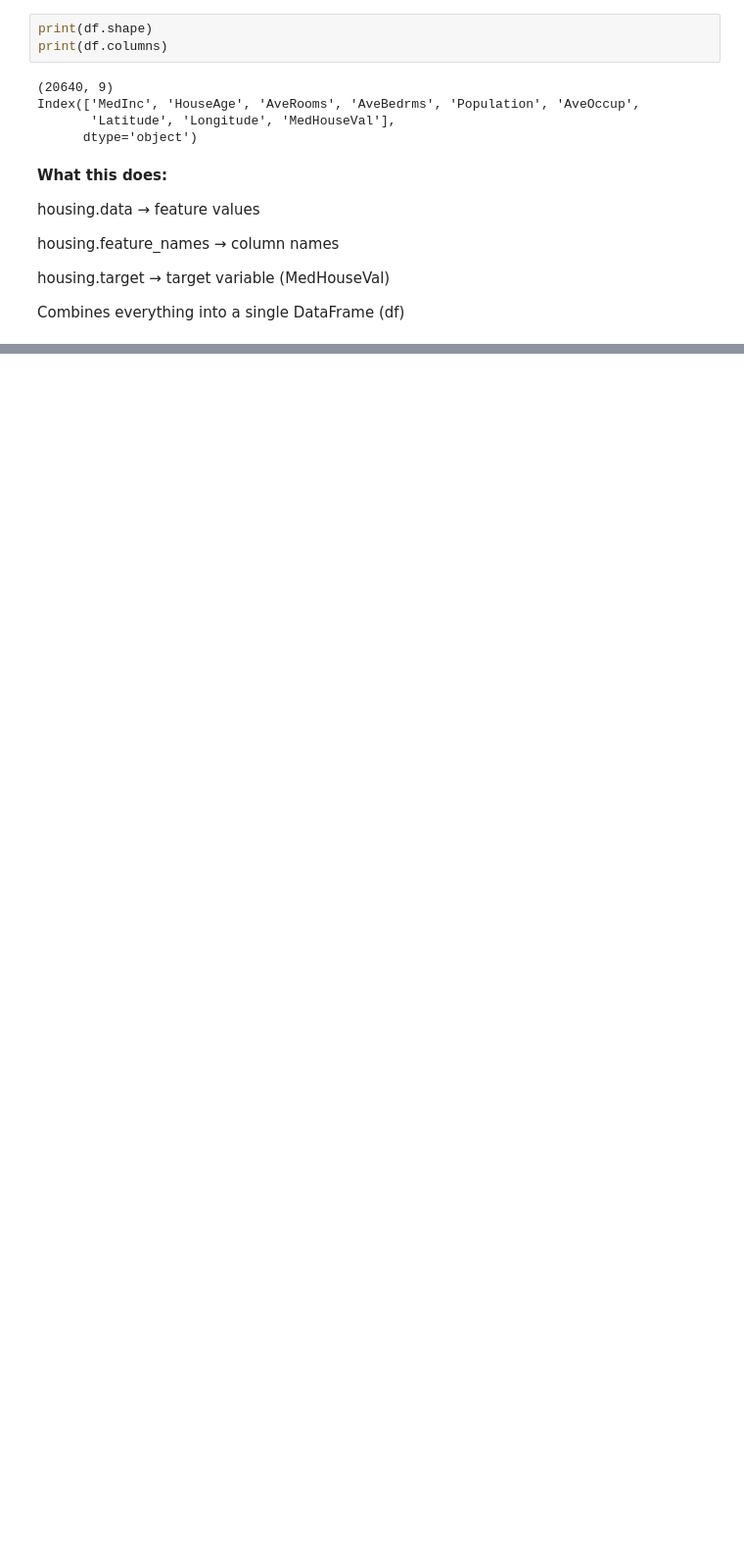
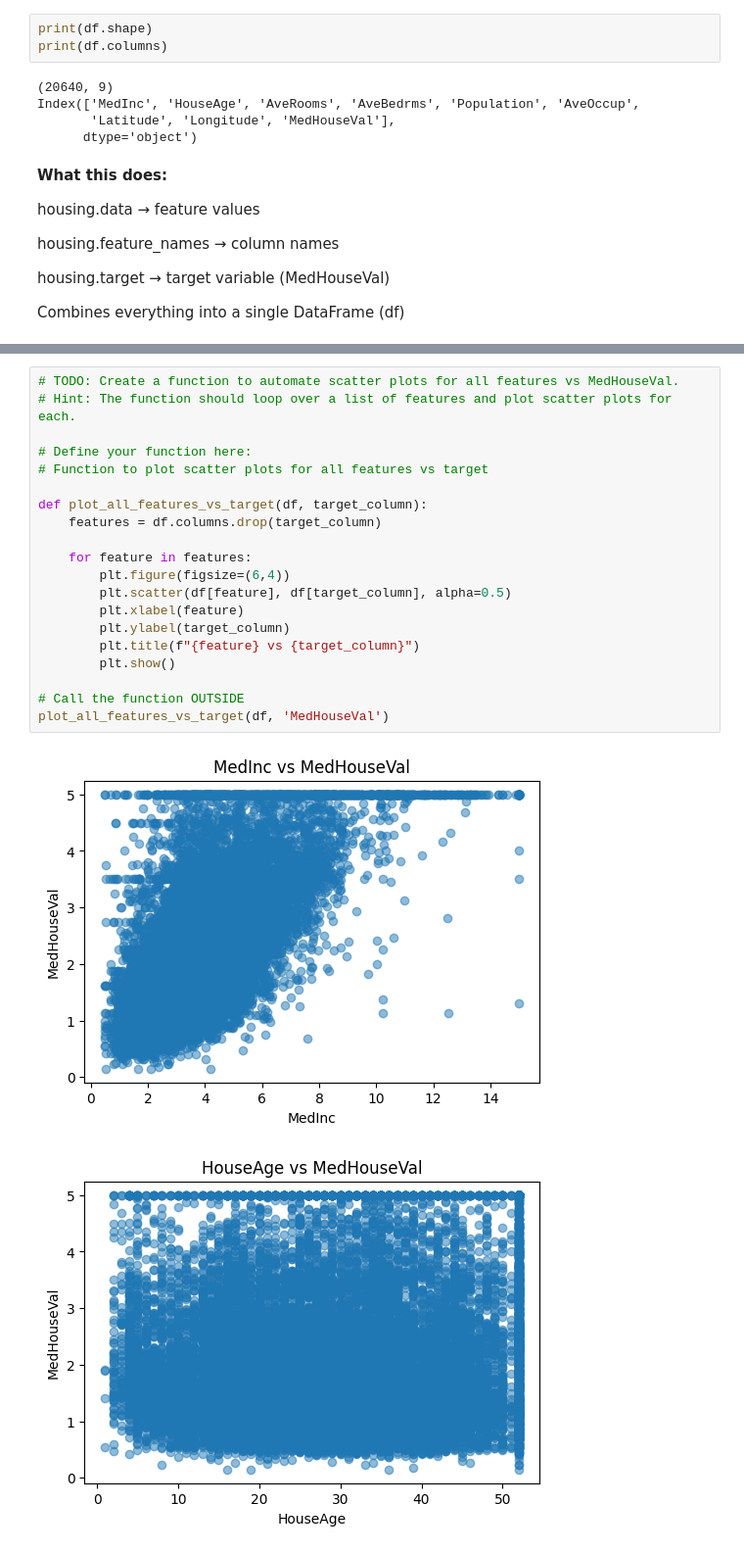
Before and after one commit to kadiwala1234/Introduction-to-Artificial-Intelligence, a Jupyter notebook: Lesson_6_ml_basic_assignment.ipynb, the cells around one changed output, grey strips where cells are left out. Shown at 98% size. Saved outputs shown, nothing was run; the diff lists cells and outputs as text; blank space fills up the shorter version.

```diff
--- a/Lesson_6_ml_basic_assignment.ipynb
+++ b/Lesson_6_ml_basic_assignment.ipynb
@@ -104,0 +201,23 @@ Combines everything into a single DataFrame (df)
+# %%
+# TODO: Create a function to automate scatter plots for all features vs MedHouseVal.
+# Hint: The function should loop over a list of features and plot scatter plots for each.
+
+# Define your function here:
+# Function to plot scatter plots for all features vs target
+
+def plot_all_features_vs_target(df, target_column):
+    features = df.columns.drop(target_column)
+
+    for feature in features:
+        plt.figure(figsize=(6,4))
+        plt.scatter(df[feature], df[target_column], alpha=0.5)
+        plt.xlabel(feature)
+        plt.ylabel(target_column)
+        plt.title(f"{feature} vs {target_column}")
+        plt.show()
+
+# Call the function OUTSIDE
+plot_all_features_vs_target(df, 'MedHouseVal')
+# %% [output]
+[figure, added]
+[figure, added]
```
Also changed, not shown: parts of 18 cells of this notebook.
